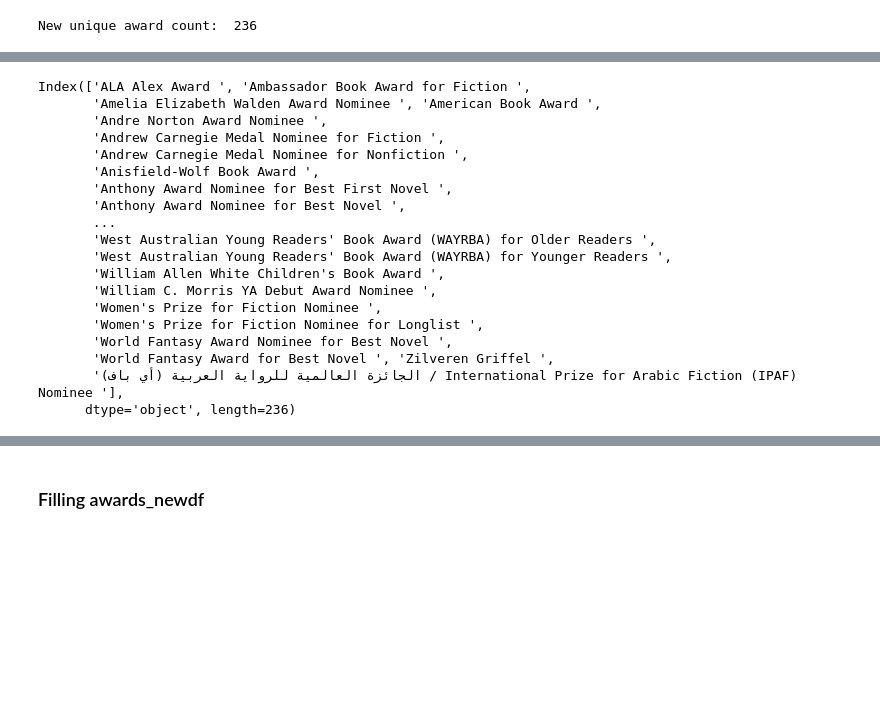
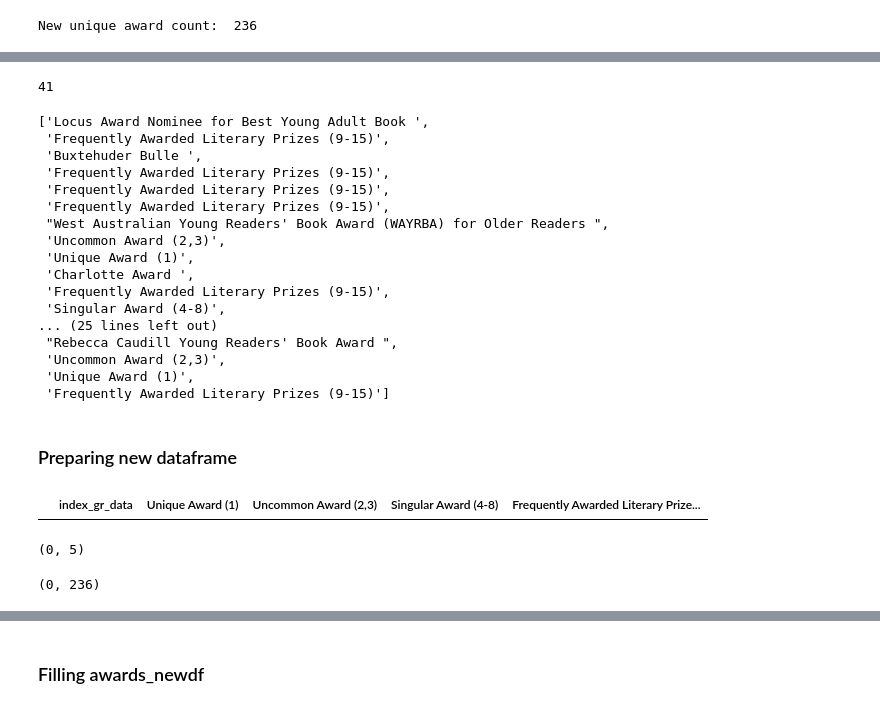
Before and after one commit to alleida23/Final_Project, a Jupyter notebook: 0. Drafts/goodreads_awards_NEWDF.ipynb, the cells around one changed output, grey strips where cells are left out. Drawn from its saved outputs; the diff is of its cells as text; code cells hidden in the pictures; blank space fills up the shorter version.

```diff
--- a/0. Drafts/goodreads_awards_NEWDF.ipynb
+++ b/0. Drafts/goodreads_awards_NEWDF.ipynb
@@ -213,27 +214,47 @@ for award, count in award_counts.items():
 awards_df['awards'] = awards_df['awards'].apply(lambda x: [award_bins.get(award, award) for award in ast.literal_eval(x)])
+# %%
+# Checking same number of awards for first row
+len(awards_df['awards'].iloc[0])
+# %% [output]
+41
 # %%
-#display(awards_df.iloc[0], award_newdf.iloc[0])
+# Checking change of awards for bin names
+display(awards_df['awards'].iloc[0])
+# %% [output]
+['Locus Award Nominee for Best Young Adult Book ',
+ 'Frequently Awarded Literary Prizes (9-15)',
+ 'Buxtehuder Bulle ',
+ 'Frequently Awarded Literary Prizes (9-15)',
+ 'Frequently Awarded Literary Prizes (9-15)',
+ 'Frequently Awarded Literary Prizes (9-15)',
+ "West Australian Young Readers' Book Award (WAYRBA) for Older Readers ",
+ 'Uncommon Award (2,3)',
+ 'Unique Award (1)',
+ 'Charlotte Award ',
+ 'Frequently Awarded Literary Prizes (9-15)',
+ 'Singular Award (4-8)',
+... (25 lines left out)
+ "Rebecca Caudill Young Readers' Book Award ",
+ 'Uncommon Award (2,3)',
+ 'Unique Award (1)',
+ 'Frequently Awarded Literary Prizes (9-15)']
-# %%
-# Sort the columns of the DataFrame by name in descending order
-award_newdf = award_newdf.sort_index(axis=1, ascending=True)
-award_newdf.columns
-# %% [output]
-Index(['ALA Alex Award ', 'Ambassador Book Award for Fiction ',
-       'Amelia Elizabeth Walden Award Nominee ', 'American Book Award ',
-       'Andre Norton Award Nominee ',
-       'Andrew Carnegie Medal Nominee for Fiction ',
-       'Andrew Carnegie Medal Nominee for Nonfiction ',
-       'Anisfield-Wolf Book Award ',
-       'Anthony Award Nominee for Best First Novel ',
-       'Anthony Award Nominee for Best Novel ',
-       ...
-       'West Australian Young Readers' Book Award (WAYRBA) for Older Readers ',
-       'West Australian Young Readers' Book Award (WAYRBA) for Younger Readers ',
-       'William Allen White Children's Book Award ',
-       'William C. Morris YA Debut Award Nominee ',
-       'Women's Prize for Fiction Nominee ',
-       'Women's Prize for Fiction Nominee for Longlist ',
-       'World Fantasy Award Nominee for Best Novel ',
-       'World Fantasy Award for Best Novel ', 'Zilveren Griffel ',
-       'الجائزة العالمية للرواية العربية (أي باف) / International Prize for Arabic Fiction (IPAF) Nominee '],
-      dtype='object', length=236)
+# %% [markdown]
+### Preparing new dataframe
+# %%
+# New dataframe with index and bin name data
+award_newdf = pd.DataFrame(columns=['index_gr_data',
+                                    'Unique Award (1)',
+                                    'Uncommon Award (2,3)',
+                                    'Singular Award (4-8)',
+                                    'Frequently Awarded Literary Prizes (9-15)'])
+
+display(award_newdf, award_newdf.shape)
+# %% [output]
+|  | index_gr_data | Unique Award (1) | Uncommon Award (2,3) | Singular Award (4-8) | Frequently Awarded Literary Prize... |
+(0, 5)
+# %%
+# Create another empty DataFrame with columns named after the unique awards
+award_unique = pd.DataFrame(columns=list(unique_awards))
+award_unique.shape
+# %% [output]
+(0, 236)
```
Also changed, not shown: parts of 37 cells of this notebook.
